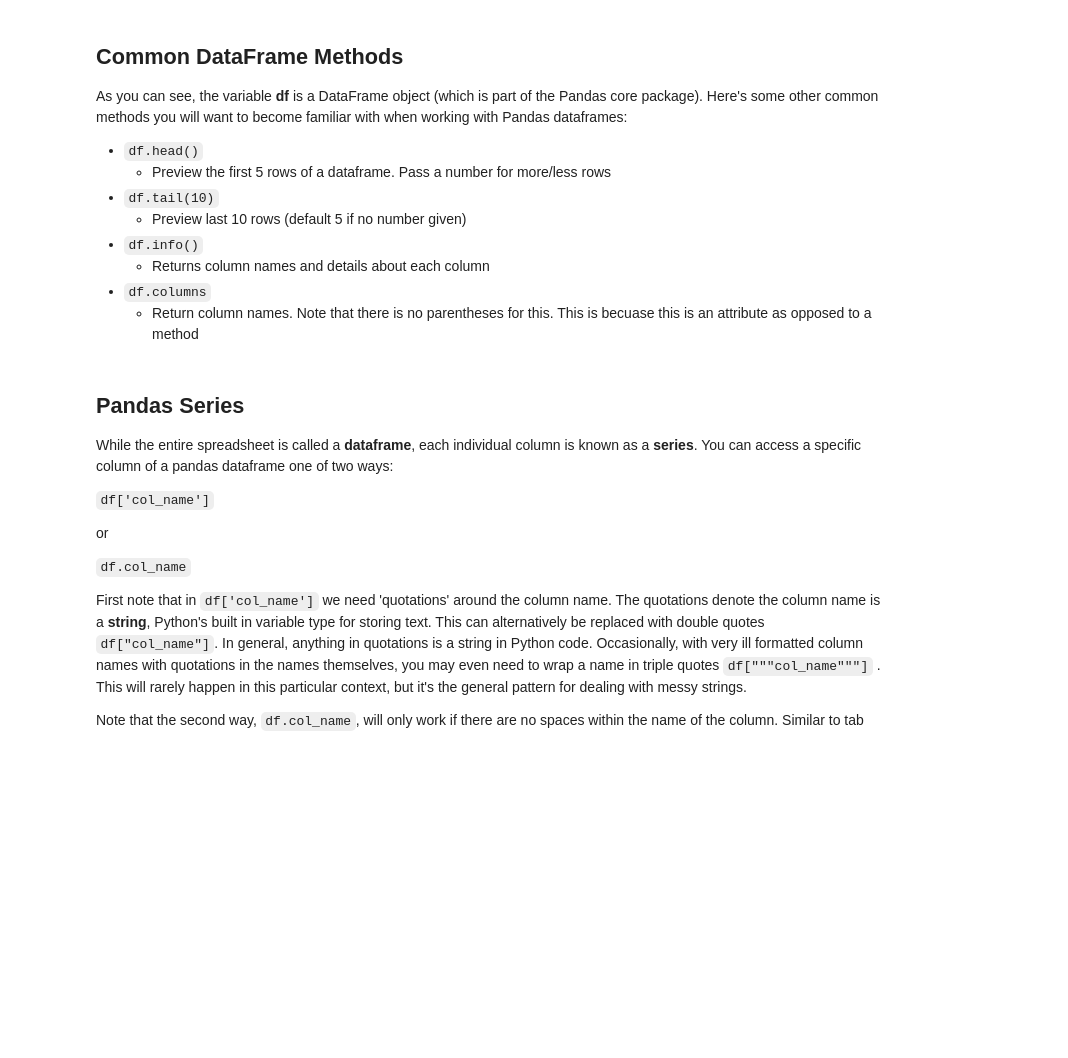
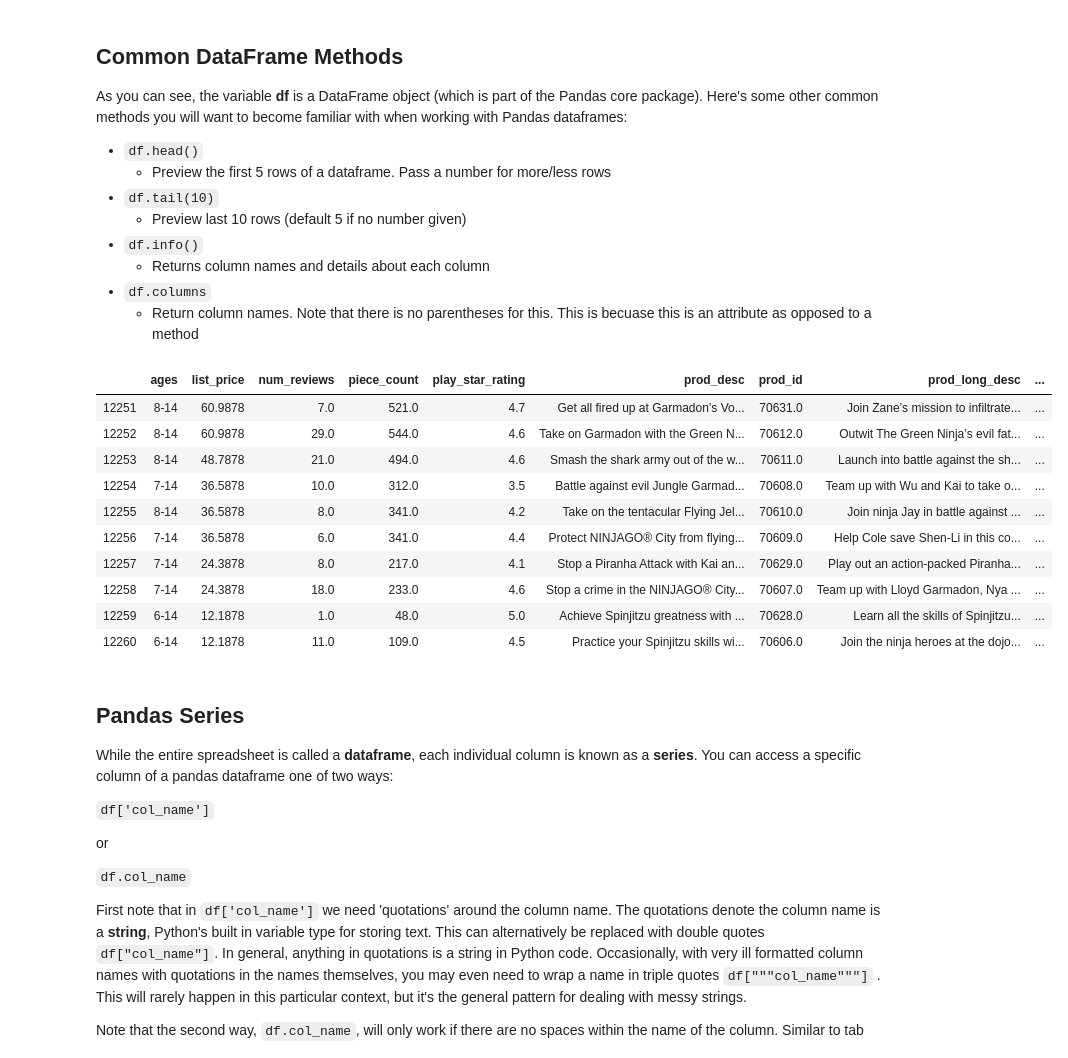
Before and after one commit to TXZebra/dsc-enterprise-chevron-first-codealong-chevron-dataeng-100419, a Jupyter notebook: index.ipynb, the cells around one changed output. Saved outputs shown, nothing was run; the diff lists cells and outputs as text; code cells hidden in the pictures; blank space fills up the shorter version.

Commit message:
Automatically backed up by Learn

```diff
--- a/index.ipynb
+++ b/index.ipynb
@@ -185,7 +185,19 @@ As you can see, the variable **df** is a DataFrame object (which is part of the
 * `df.columns`
     * Return column names. Note that there is no parentheses for this. This is becuase this is an attribute as opposed to a method
 # %%
-#Practice using some of these methods
+df.tail(10) #Practice using some of these methods
+# %% [output]
+|  | ages | list_price | num_reviews | piece_count | play_star_rating | prod_desc | prod_id | prod_long_desc | ... |
+| 12251 | 8-14 | 60.9878 | 7.0 | 521.0 | 4.7 | Get all fired up at Garmadon’s Vo... | 70631.0 | Join Zane’s mission to infiltrate... | ... |
+| 12252 | 8-14 | 60.9878 | 29.0 | 544.0 | 4.6 | Take on Garmadon with the Green N... | 70612.0 | Outwit The Green Ninja’s evil fat... | ... |
+| 12253 | 8-14 | 48.7878 | 21.0 | 494.0 | 4.6 | Smash the shark army out of the w... | 70611.0 | Launch into battle against the sh... | ... |
+| 12254 | 7-14 | 36.5878 | 10.0 | 312.0 | 3.5 | Battle against evil Jungle Garmad... | 70608.0 | Team up with Wu and Kai to take o... | ... |
+| 12255 | 8-14 | 36.5878 | 8.0 | 341.0 | 4.2 | Take on the tentacular Flying Jel... | 70610.0 | Join ninja Jay in battle against ... | ... |
+| 12256 | 7-14 | 36.5878 | 6.0 | 341.0 | 4.4 | Protect NINJAGO® City from flying... | 70609.0 | Help Cole save Shen-Li in this co... | ... |
+| 12257 | 7-14 | 24.3878 | 8.0 | 217.0 | 4.1 | Stop a Piranha Attack with Kai an... | 70629.0 | Play out an action-packed Piranha... | ... |
+| 12258 | 7-14 | 24.3878 | 18.0 | 233.0 | 4.6 | Stop a crime in the NINJAGO® City... | 70607.0 | Team up with Lloyd Garmadon, Nya ... | ... |
+| 12259 | 6-14 | 12.1878 | 1.0 | 48.0 | 5.0 | Achieve Spinjitzu greatness with ... | 70628.0 | Learn all the skills of Spinjitzu... | ... |
+| 12260 | 6-14 | 12.1878 | 11.0 | 109.0 | 4.5 | Practice your Spinjitzu skills wi... | 70606.0 | Join the ninja heroes at the dojo... | ... |
 # %%
 #Use tab completion to investigate at least 3 other methods of the df object.
 #Pull up their docstrings and investigate what they do.
```
